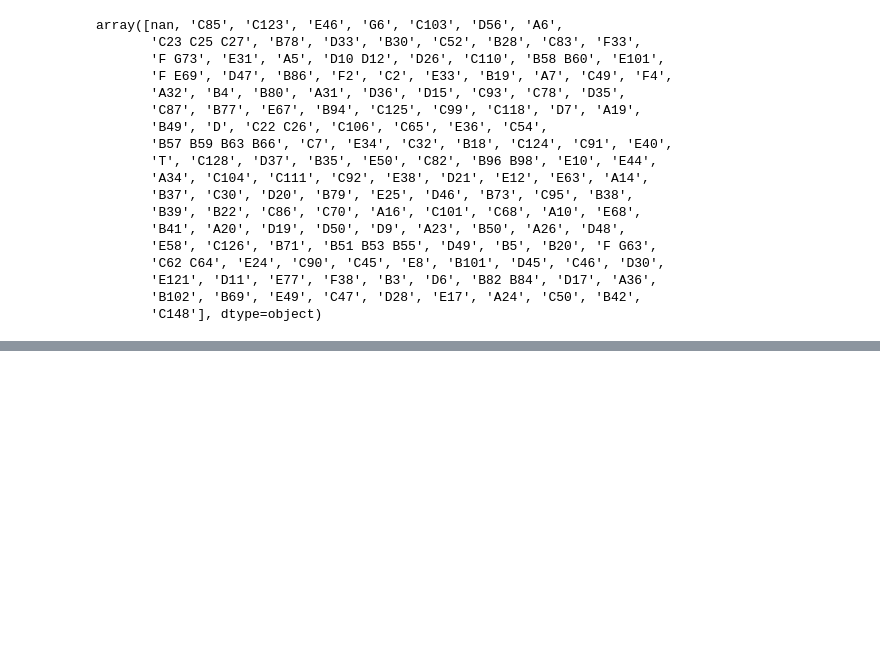
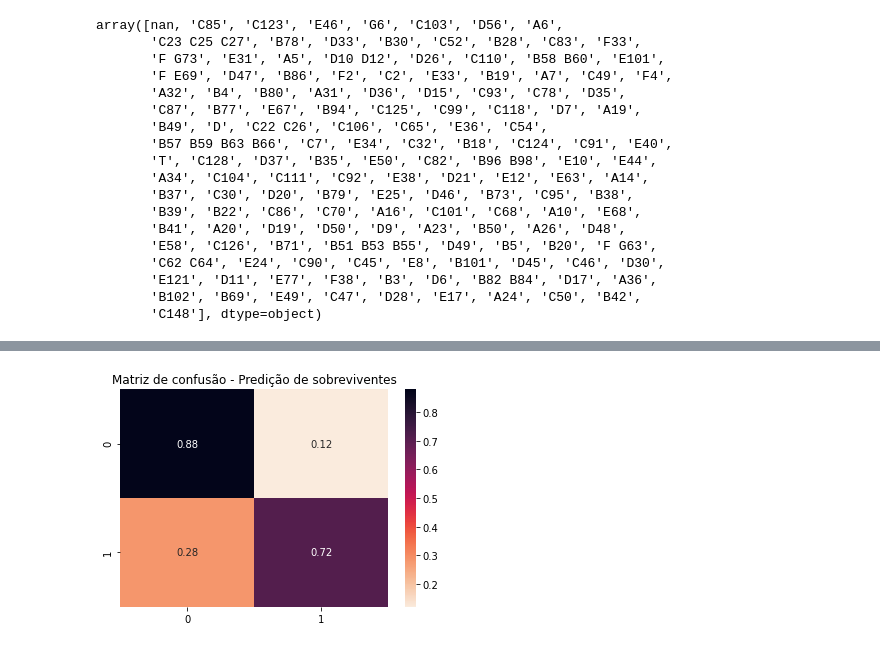
Before and after one commit to gLeitao/pos-data-science, a Jupyter notebook: aprendizado_supervisionado/Aula_02/Titanic/exemplos-classificacao.ipynb, the cells around one changed output, grey strips where cells are left out. Cells and saved outputs as stored; diff of their text form; code cells hidden in the pictures; blank space fills up the shorter version.

```diff
--- a/aprendizado_supervisionado/Aula_02/Titanic/exemplos-classificacao.ipynb
+++ b/aprendizado_supervisionado/Aula_02/Titanic/exemplos-classificacao.ipynb
@@ -338,7 +385,8 @@ def return_features(df_train, df_test):
 
     return x_train, y_train, x_test, y_test
 # %%
-for alg in ['logistic_regression','decision_tree', 'random_forest']:
+#'logistic_regression', 'decision_tree', 'random_forest', 'xgboost', 'knn', 'svm_linear', 'svm_kernel'
+for alg in ['logistic_regression', 'decision_tree', 'random_forest', 'xgboost', 'knn', 'svm_linear']:
     folds = 10
     cv = StratifiedKFold(folds, shuffle=True, random_state=42)
     metrics_train = np.zeros(shape=(folds, 4))
@@ -409,3 +458,27 @@ Fitting 5 folds for each of 14 candidates, totalling 70 fits
 [Parallel(n_jobs=-1)]: Done  70 out of  70 | elapsed:    0.4s finished
 [Parallel(n_jobs=-1)]: Using backend LokyBackend with 8 concurrent workers.
 ... (50 outputs left out)
+# %%
+cv = StratifiedKFold(10, shuffle=True, random_state=42)
+ground_truth = list()
+predicted = list()
+
+for fold, (train, test) in enumerate(cv.split(df_titanic, df_titanic.Survived.values)):
+    df_train = df_titanic.iloc[train]
+    df_test = df_titanic.iloc[test]
+
+    x_train, y_train, x_test, y_test = return_features(df_train, df_test)
+
+    model = choose_model('svm_linear')
+    model.fit(x_train, y_train)
+    y_predict = model.predict(x_test)
+
+    ground_truth.extend(y_test)
+    predicted.extend(y_predict)
+
+from sklearn.metrics import confusion_matrix
+from sklearn.metrics import classification_report
+import matplotlib.pyplot as plt
+import seaborn as sns
+
+print(classification_report(ground_truth, predicted))
@@ -412 +494,10 @@ Fitting 5 folds for each of 14 candidates, totalling 70 fits
+# %%
+cm = confusion_matrix(ground_truth, predicted)
+cm = np.transpose(cm.T / cm.astype(np.float).sum(axis=1))
+
+plt.title('Matriz de confusão - Predição de sobreviventes')
+sns.heatmap(cm, annot=True, fmt='.2f', cmap='rocket_r')
+plt.show()
+# %% [output]
+[figure, added]
 # %%
```
Also changed, not shown: parts of 10 cells of this notebook, 1 other file.
